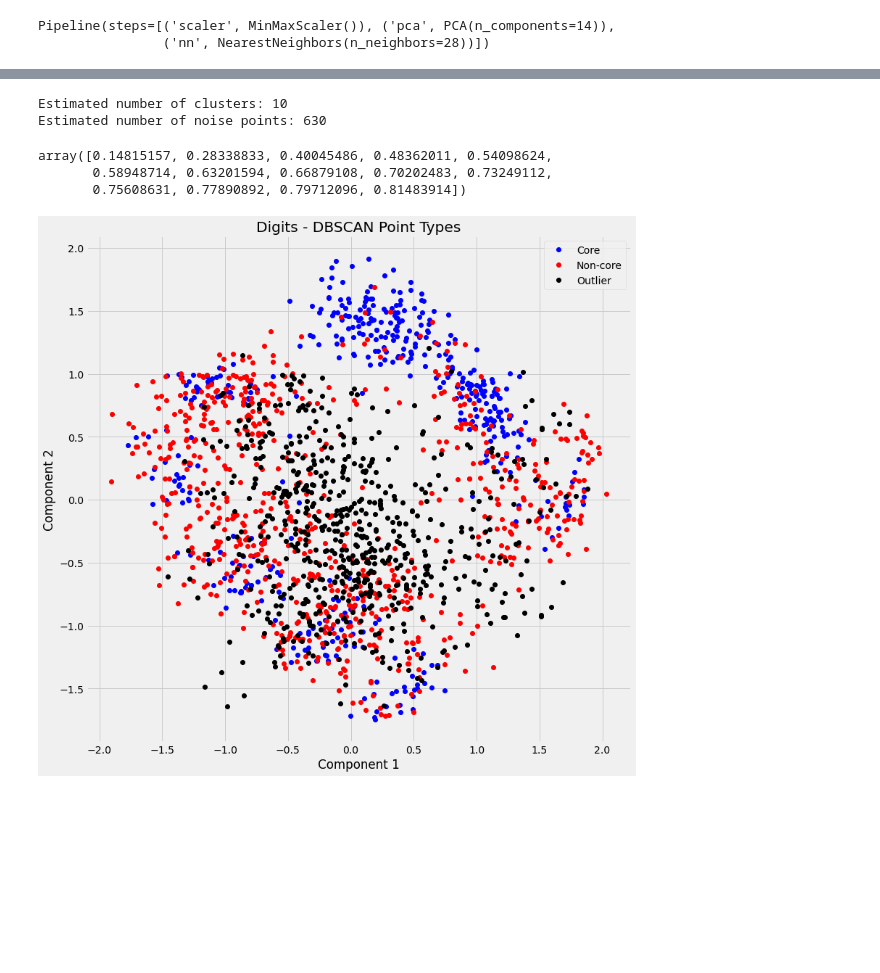
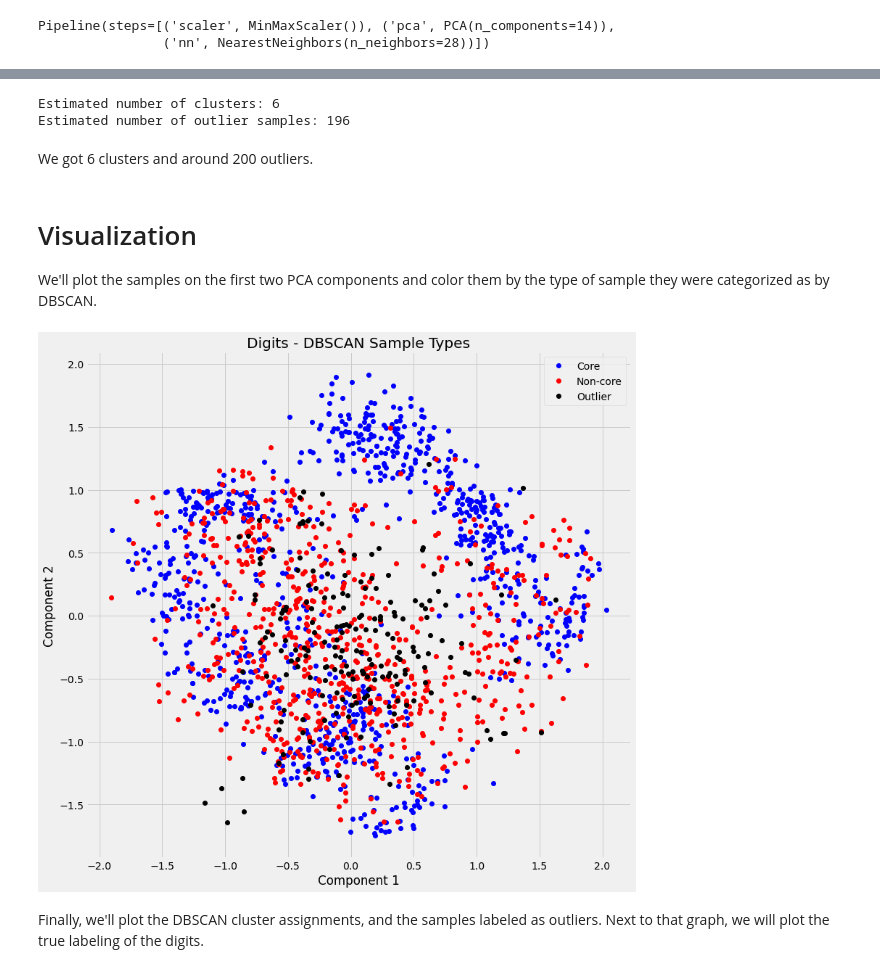
Before and after one commit to LukeMoraglia/ML_algorithms, a Jupyter notebook: DBSCAN.ipynb, the cells around one changed output, grey strips where cells are left out. Drawn from its saved outputs; the diff is of its cells as text; code cells hidden in the pictures; blank space fills up the shorter version.

Commit message:
dbscan: added narrative

```diff
--- a/DBSCAN.ipynb
+++ b/DBSCAN.ipynb
@@ -62,7 +97,8 @@ Pipeline(steps=[('scaler', MinMaxScaler()), ('pca', PCA(n_components=14)),
 # %%
 distances, indices = nn_pipe['nn'].kneighbors(nn_pipe[:2].transform(X))
 distances = np.sort(distances, axis=0)
-distances = distances[:,1]
+#print(distances.shape)
+distances = distances[:,n_near-1]
 # %%
 plt.plot(distances)
 # %% [output]
@@ -70,0 +109,3 @@ plt.plot(distances)
+# %%
+med = np.median(distances)
+med
@@ -71,5 +119,5 @@ plt.plot(distances)
 # %%
-dbscan_steps = [('scaler', MinMaxScaler()), ('pca', PCA(n_components=14)), ('dbscan', DBSCAN(eps=1.12, min_samples=n_near))] #1.4 10 #1.05 10
+dbscan_steps = [('scaler', MinMaxScaler()), ('pca', PCA(n_components=14)), ('dbscan', DBSCAN(eps=med, min_samples=n_near))] #1.4 10 #1.05 10 #1.12 28
 dbscan = Pipeline(dbscan_steps)
 dbscan.fit(X)
 # %% [output]
@@ -82,10 +132,15 @@ n_clusters_ = len(set(labels)) - (1 if -1 in labels else 0)
 n_noise_ = list(labels).count(-1)
 
 print("Estimated number of clusters: %d" % n_clusters_)
-print("Estimated number of noise points: %d" % n_noise_)
+print("Estimated number of outlier samples: %d" % n_noise_)
 # %% [output]
-Estimated number of clusters: 10
-Estimated number of noise points: 630
+Estimated number of clusters: 6
+Estimated number of outlier samples: 196
+# %% [markdown]
+We got 6 clusters and around 200 outliers.
+# %% [markdown]
+# Visualization
+ We'll plot the samples on the first two PCA components and color them by the type of sample they were categorized as by DBSCAN.
 # %%
 classified = labels != -1
 outliers = labels == -1
@@ -93,36 +148,31 @@ core = dbscan['dbscan'].core_sample_indices_
 non_core = np.full(len(labels), True)
 non_core[core] = False
 non_core[outliers] = False
-# %%
-pca_pipe = dbscan[:2]
-fscores = pca_pipe.fit_transform(X)
-np.cumsum(pca_pipe["pca"].explained_variance_ratio_)
-# %% [output]
-array([0.14815157, 0.28338833, 0.40045486, 0.48362011, 0.54098624,
-       0.58948714, 0.63201594, 0.66879108, 0.70202483, 0.73249112,
-       0.75608631, 0.77890892, 0.79712096, 0.81483914])
 # %%
+fscores = dbscan[:2].transform(X)
 fig, ax = plt.subplots(figsize=(12,12))
 ax.plot(fscores[core, 0],
         fscores[core, 1],
         "bo",
         label="Core")
 ax.plot(fscores[non_core, 0],
         fscores[non_core, 1],
         "ro",
         label="Non-core")
 ax.plot(fscores[outliers, 0],
         fscores[outliers, 1],
         "ko",
         label="Outlier")
 ax.set_aspect('equal')
-ax.set_title("Digits - DBSCAN Point Types")
+ax.set_title("Digits - DBSCAN Sample Types")
 ax.set_xlabel("Component 1")
 ax.set_ylabel("Component 2")
 ax.legend()
 plt.show()
 # %% [output]
-[figure, old version]
+[figure, new version]
+# %% [markdown]
+Finally, we'll plot the DBSCAN cluster assignments, and the samples labeled as outliers. Next to that graph, we will plot the true labeling of the digits.
 # %%
 # Plot fscores for first two components
 fig, (ax1, ax2) = plt.subplots(1, 2, figsize = (21, 12), sharey=True)
```
Also changed, not shown: parts of 14 cells of this notebook.
